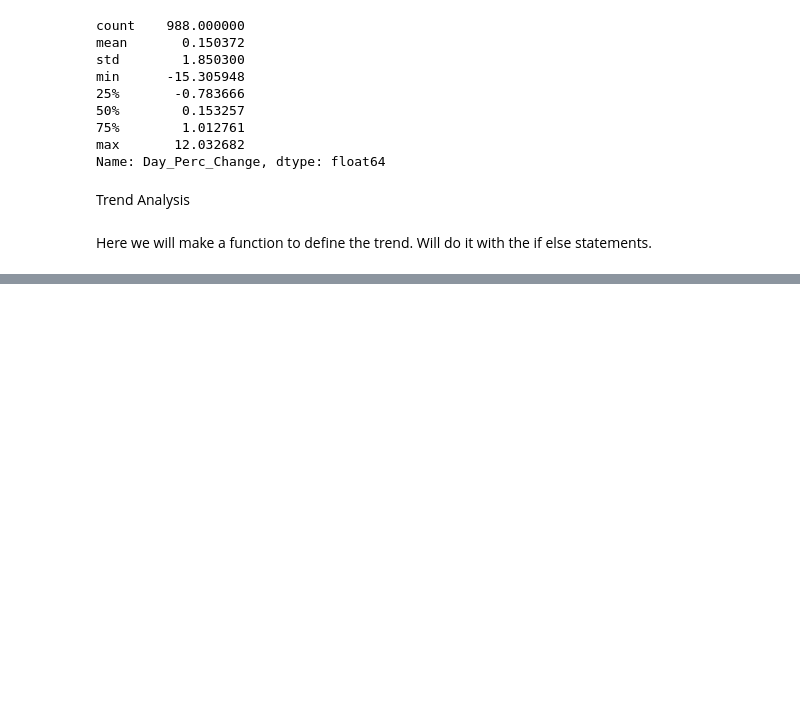
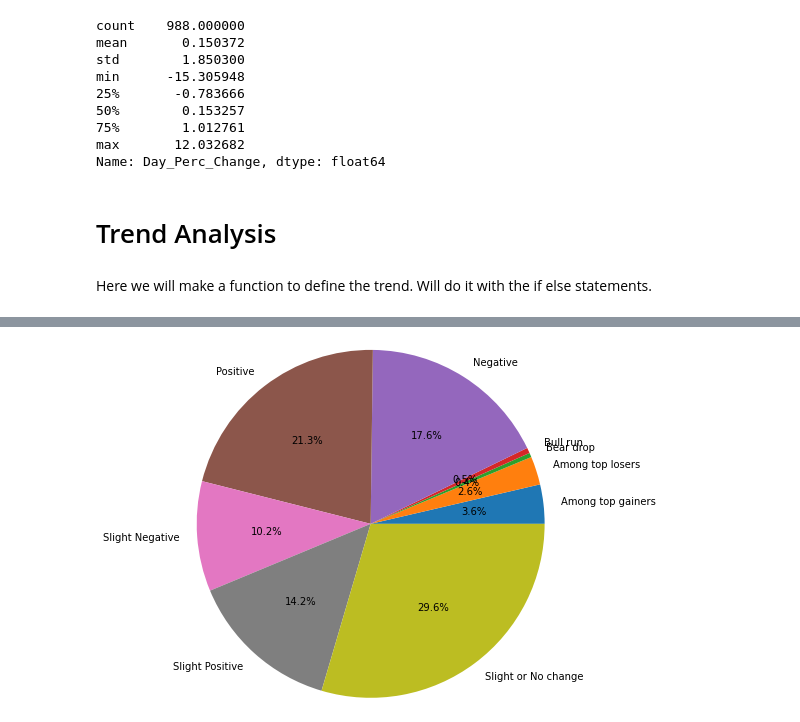
Before and after one commit to Harshit-0307/Stocks-Visualizing-and-Analysis, a Jupyter notebook: Code/stock_analysis_infosys.ipynb, the cells around one changed output, grey strips where cells are left out. Drawn from its saved outputs; the diff is of its cells as text; code cells hidden in the pictures; blank space fills up the shorter version.

```diff
--- a/stock_analysis_infosys.ipynb
+++ b/Code/stock_analysis_infosys.ipynb
@@ -150,8 +163,8 @@ min      -15.305948
 75%        1.012761
 max       12.032682
 Name: Day_Perc_Change, dtype: float64
-# %% [markdown]
-Trend Analysis
+# %% [markdown]
+# Trend Analysis
 # %% [markdown]
 Here we will make a function to define the trend. Will do it with the if  else statements.
 # %%
@@ -185,3 +198,11 @@ INFY_df.head()
 | 2018-04-05 | 2018-04-05 | 569.78 | 575.65 | 564.55 | 573.78 | 505.66 | 7763544 | 2.075175 | Positive |
 | 2018-04-06 | 2018-04-06 | 571.50 | 573.00 | 561.05 | 563.50 | 496.61 | 5937742 | -1.789740 | Negative |
 | 2018-04-09 | 2018-04-09 | 562.50 | 562.90 | 553.28 | 555.62 | 489.67 | 7202882 | -1.397475 | Negative |
+# %%
+HUL_pie_data = INFY_df.groupby('Trend')
+pie_label = sorted([i for i in INFY_df.loc[:, 'Trend'].unique()])
+plt.pie(HUL_pie_data['Trend'].count(), labels = pie_label, autopct = '%1.1f%%', radius = 2)
+
+plt.show()
+# %% [output]
+[figure, added]
```
Also changed, not shown: parts of 7 cells of this notebook, 1 other file.
